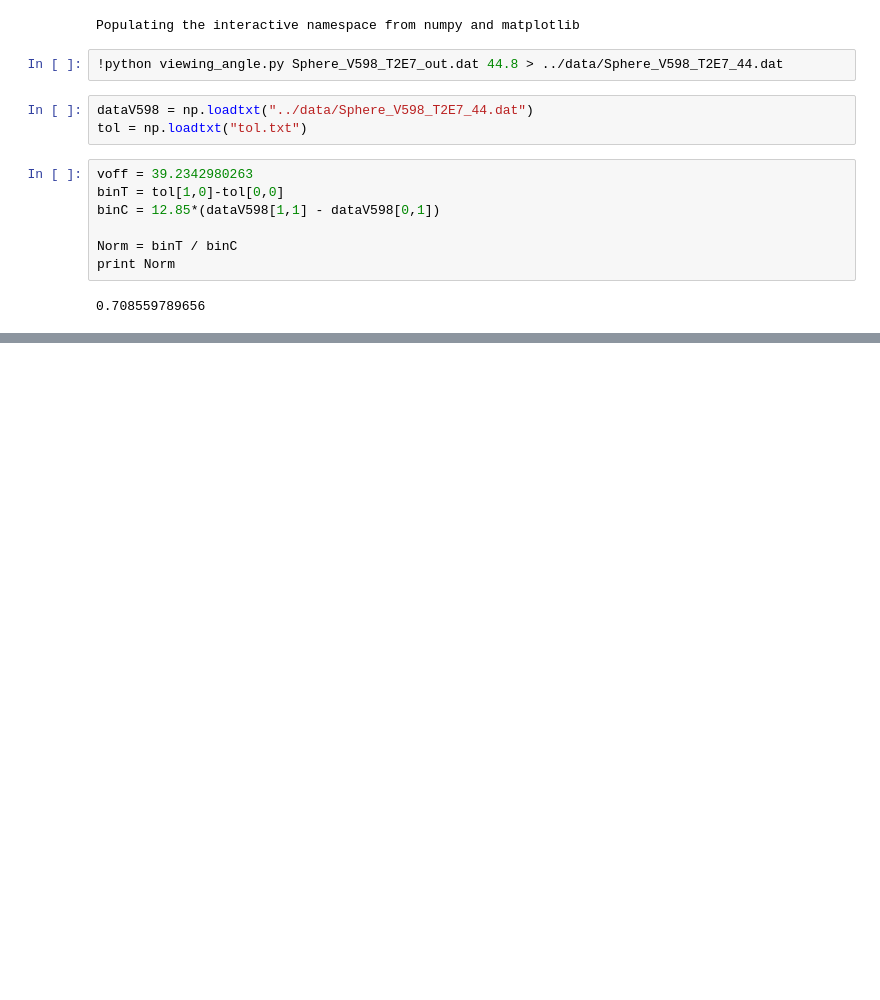
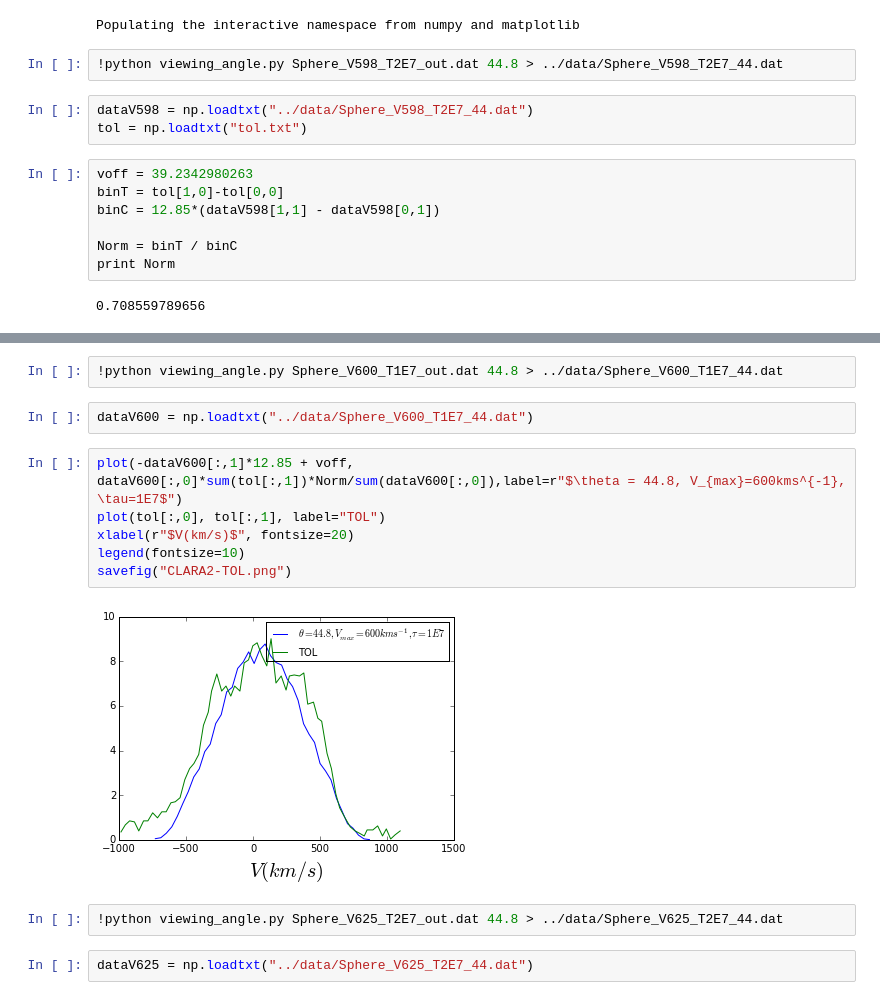
Before and after one commit to astroandes/tololo-lya-fit, a Jupyter notebook: code/CLARA_profiles.ipynb, the cells around one changed output, grey strips where cells are left out. Saved outputs shown, nothing was run; the diff lists cells and outputs as text; blank space fills up the shorter version.

```diff
--- a/code/CLARA_profiles.ipynb
+++ b/code/CLARA_profiles.ipynb
@@ -33,0 +27,16 @@ print sum(tol[:,1]/(sum(tol[:,1])))
+# %%
+!python viewing_angle.py Sphere_V600_T1E7_out.dat 44.8 > ../data/Sphere_V600_T1E7_44.dat
+# %%
+dataV600 = np.loadtxt("../data/Sphere_V600_T1E7_44.dat")
+# %%
+plot(-dataV600[:,1]*12.85 + voff, dataV600[:,0]*sum(tol[:,1])*Norm/sum(dataV600[:,0]),label=r"$\theta = 44.8, V_{max}=600kms^{-1}, \tau=1E7$")
+plot(tol[:,0], tol[:,1], label="TOL")
+xlabel(r"$V(km/s)$", fontsize=20)
+legend(fontsize=10)
+savefig("CLARA2-TOL.png")
+# %% [output]
+[figure, added]
+# %%
+!python viewing_angle.py Sphere_V625_T2E7_out.dat 44.8 > ../data/Sphere_V625_T2E7_44.dat
+# %%
+dataV625 = np.loadtxt("../data/Sphere_V625_T2E7_44.dat")
```
Also changed, not shown: parts of 4 cells of this notebook, 3 other files.
